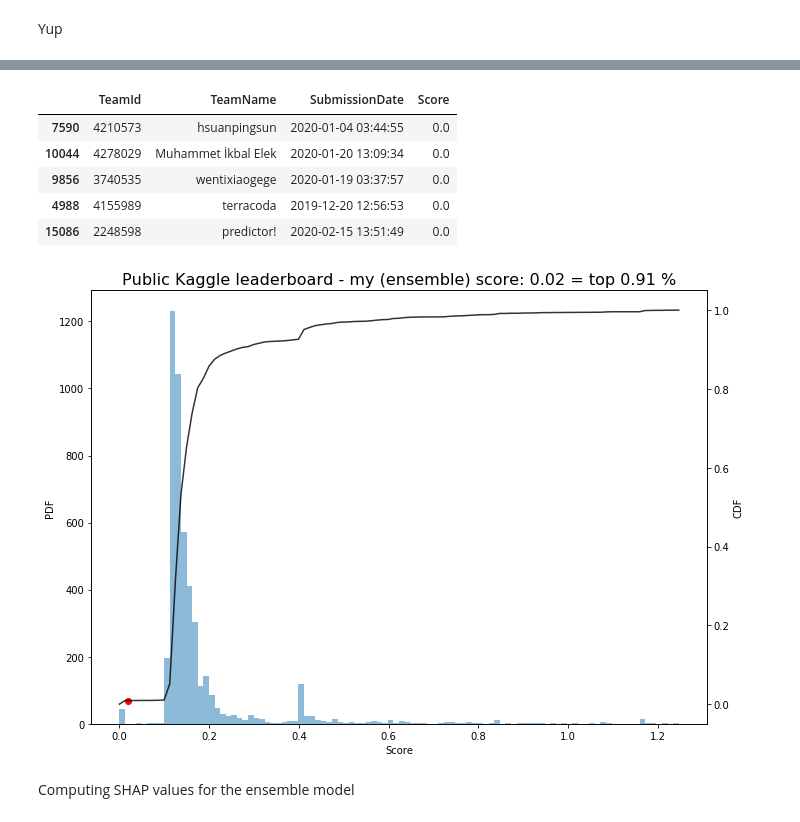
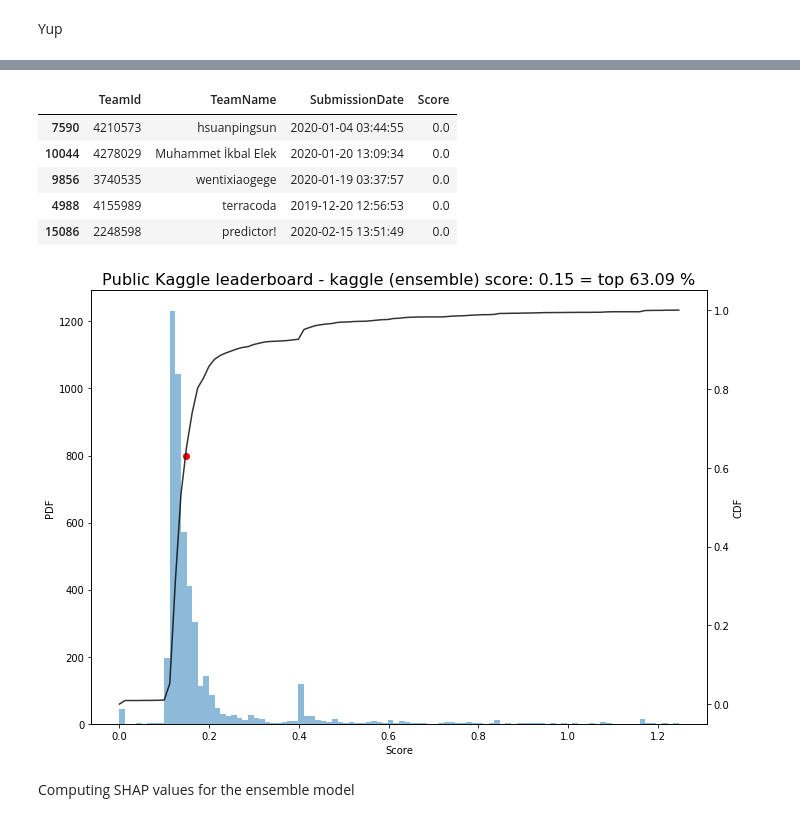
Before and after one commit to eschmidt42/kaggle_house_prices, a Jupyter notebook: notebooks/index.ipynb, the cells around one changed output, grey strips where cells are left out. Drawn from its saved outputs; the diff is of its cells as text; code cells hidden in the pictures.

```diff
--- a/notebooks/index.ipynb
+++ b/notebooks/index.ipynb
@@ -266,16 +270,17 @@ Wall time: 16.5 ms
 # %%
-my_score_ens = loss_fun(torch.from_numpy(y_pred_ens[:,None]).float(), y_true).item()
+# my_score_ens = loss_fun(torch.from_numpy(y_pred_ens[:,None]).float(), y_true).item()
+my_score_ens = 0.14745  # after kaggle submission
 
 show_leaderboard(fname_leaderboard, score_bounds=(None, 1.25), bins=100, user_score=my_score_ens,
-                 user="my (ensemble)")
+                 user="kaggle (ensemble)")
 # %% [output]
 |  | TeamId | TeamName | SubmissionDate | Score |
 | 7590 | 4210573 | hsuanpingsun | 2020-01-04 03:44:55 | 0.0 |
 | 10044 | 4278029 | Muhammet İkbal Elek | 2020-01-20 13:09:34 | 0.0 |
 | 9856 | 3740535 | wentixiaogege | 2020-01-19 03:37:57 | 0.0 |
 | 4988 | 4155989 | terracoda | 2019-12-20 12:56:53 | 0.0 |
 | 15086 | 2248598 | predictor! | 2020-02-15 13:51:49 | 0.0 |
-[figure, old version]
+[figure, new version]
 # %% [markdown]
 Computing SHAP values for the ensemble model
 # %%
```
Also changed, not shown: parts of 20 cells of this notebook.
